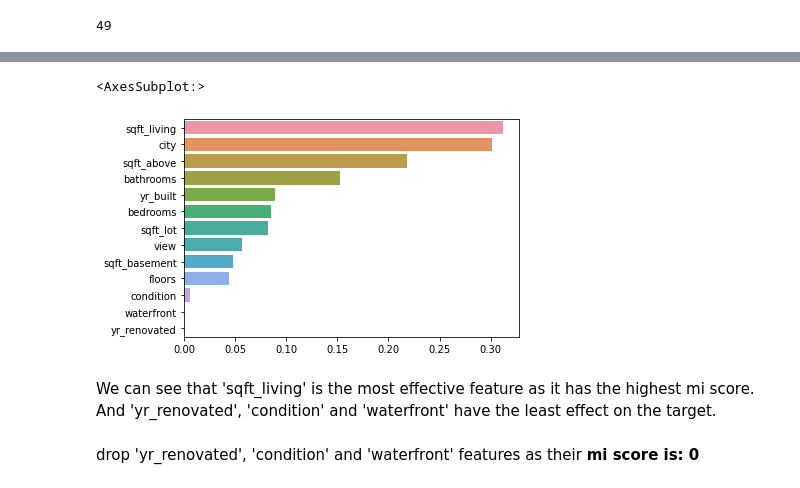
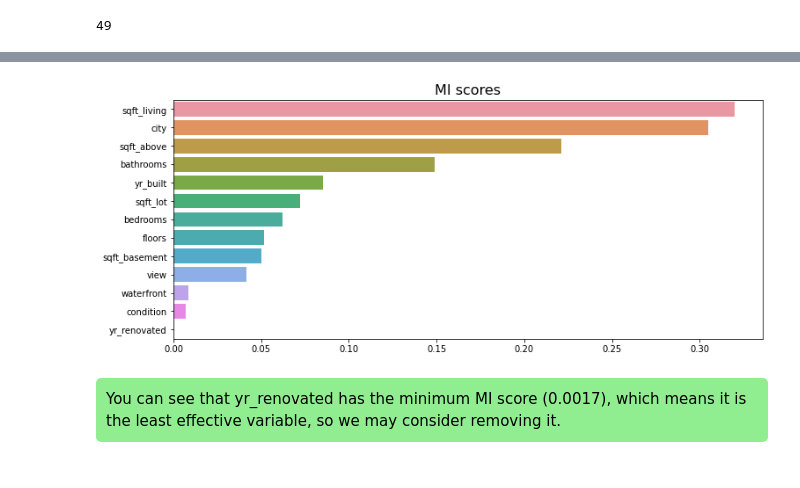
Before and after one commit to hikmatullah-mohammadi/house-price-prediction, a Jupyter notebook: house-price-prediction.ipynb, the cells around one changed output, grey strips where cells are left out. Drawn from its saved outputs; the diff is of its cells as text; code cells hidden in the pictures.

Commit message:
Kaggle Notebook | House price prediction + EDA | step by step | Version 11

```diff
--- a/house-price-prediction.ipynb
+++ b/house-price-prediction.ipynb
@@ -262,0 +360,10 @@ h_df.corr()
+# %%
+# draw a boxen plot of view vs price
+plt.figure(figsize=(16, 5))
+sns.set_palette('Set2')
+plt.subplot(1, 2, 1)
+draw_cate_vs_target(h_df, cate_features[4])
+
+plt.subplot(1, 2, 2)
+draw_cate_countplot(h_df, cate_features[4])
+plt.show()
@@ -262,0 +380,10 @@ h_df.corr()
+# %%
+# draw a boxen plot of condition vs price
+plt.figure(figsize=(16, 5))
+sns.set_palette('Set2')
+plt.subplot(1, 2, 1)
+draw_cate_vs_target(h_df, cate_features[5])
+
+plt.subplot(1, 2, 2)
+draw_cate_countplot(h_df, cate_features[5])
+plt.show()
@@ -262,0 +419,15 @@ h_df.corr()
+# %%
+# draw some plots for all numeric features [+ vs price]
+plt.figure(figsize=(20, 60))
+
+palettes = ['Set1', 'Set2', 'Set3', 'autumn', 'cool']
+for i, feature in enumerate(numeric_features):
+    sns.set_palette(random.choice(palettes))
+    # distribution
+    plt.subplot(len(numeric_features), 2, i+i+1)
+    draw_numeric_dist(h_df, feature)
+    # scatter
+    plt.subplot(len(numeric_features), 2, i+i +2)
+    draw_numeric_target_scatter(h_df, feature)
+
+plt.show()
@@ -269,4 +454,4 @@ sns.heatmap(h_df.corr(), annot=True)
 # %%
-X = h_df.copy()
+X = h_df.drop('price', axis=1)
 y = h_df['price']
 # %% [markdown]
@@ -306,12 +492,13 @@ yr_renovated    0.0000
 dtype: float64
 # %%
-sns.barplot(y=mi_score.index[1:], x=mi_score[1:])
+plt.figure(figsize=(12, 5))
+ax = sns.barplot(y=mi_score.index[1:], x=mi_score[1:])
+ax.set_title('MI scores', fontdict={'fontsize': 16})
+plt.show()
 # %% [output]
-<AxesSubplot:>
-[figure, old version]
+[figure, new version]
-# %% [markdown]
-We can see that 'sqft_living' is the most effective feature as it has the highest mi score.<br />
-And 'yr_renovated', 'condition' and 'waterfront' have the least effect on the target.<br />
-# %% [markdown]
-drop  'yr_renovated', 'condition' and 'waterfront' features as their **mi score is: 0**
+# %% [markdown]
+<div style='padding:10px; background:lightgreen;border-radius:5px'>
+You can see that yr_renovated has the minimum MI score (0.0017), which means it is the least effective variable, so we may consider removing it.
+</div>
 # %%
```
Also changed, not shown: parts of 99 cells of this notebook.
